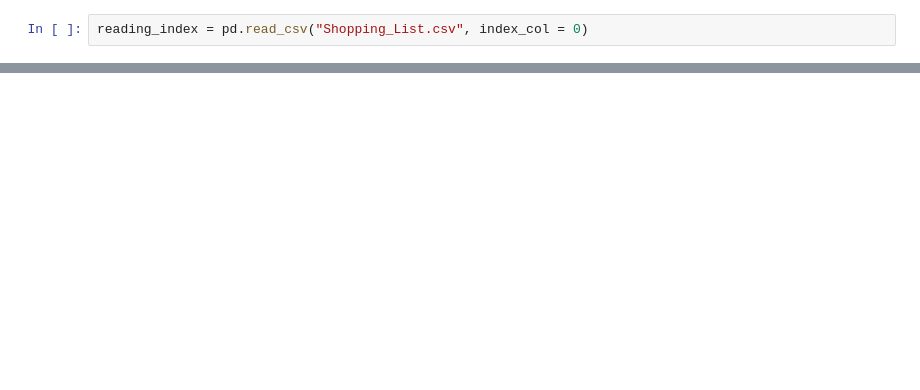
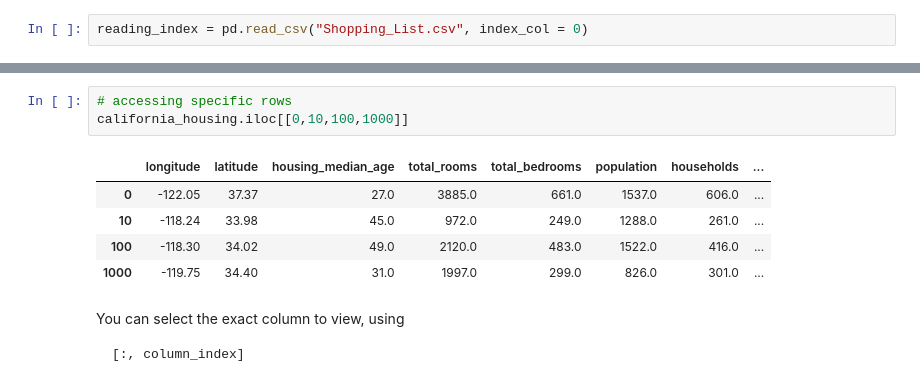
Before and after one commit to andazi/learning-pandas, a Jupyter notebook: learning_pandas.ipynb, the cells around one changed output, grey strips where cells are left out. Cells and saved outputs as stored; diff of their text form; blank space fills up the shorter version.

Commit message:
indexing

````diff
--- a/learning_pandas.ipynb
+++ b/learning_pandas.ipynb
@@ -189,0 +250,15 @@ reading_index
+# %%
+# accessing specific rows
+california_housing.iloc[[0,10,100,1000]]
+# %% [output]
+|  | longitude | latitude | housing_median_age | total_rooms | total_bedrooms | population | households | ... |
+| 0 | -122.05 | 37.37 | 27.0 | 3885.0 | 661.0 | 1537.0 | 606.0 | ... |
+| 10 | -118.24 | 33.98 | 45.0 | 972.0 | 249.0 | 1288.0 | 261.0 | ... |
+| 100 | -118.30 | 34.02 | 49.0 | 2120.0 | 483.0 | 1522.0 | 416.0 | ... |
+| 1000 | -119.75 | 34.40 | 31.0 | 1997.0 | 299.0 | 826.0 | 301.0 | ... |
+# %% [markdown]
+You can select the exact column to view, using
+
+```
+[:, column_index]
+```
````
Also changed, not shown: parts of 24 cells of this notebook.
